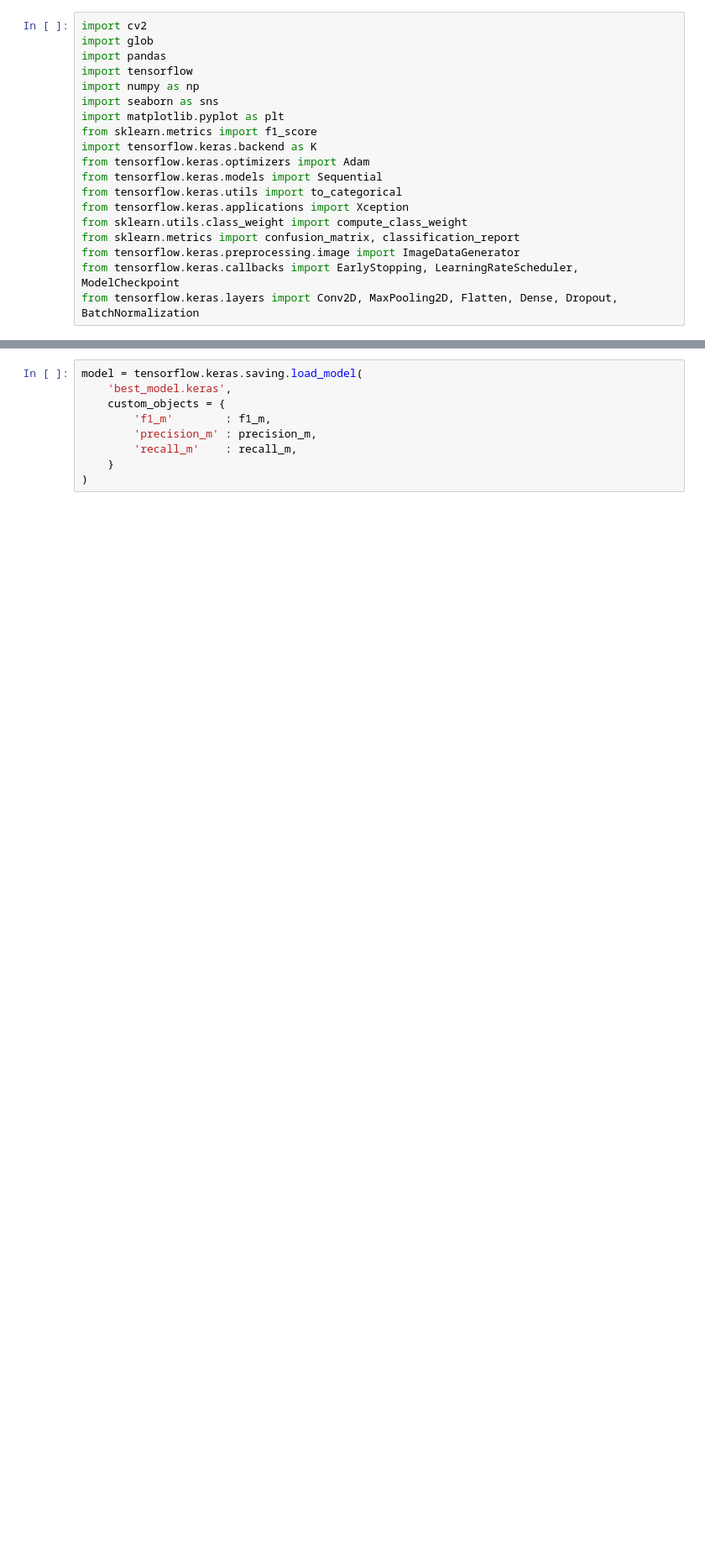
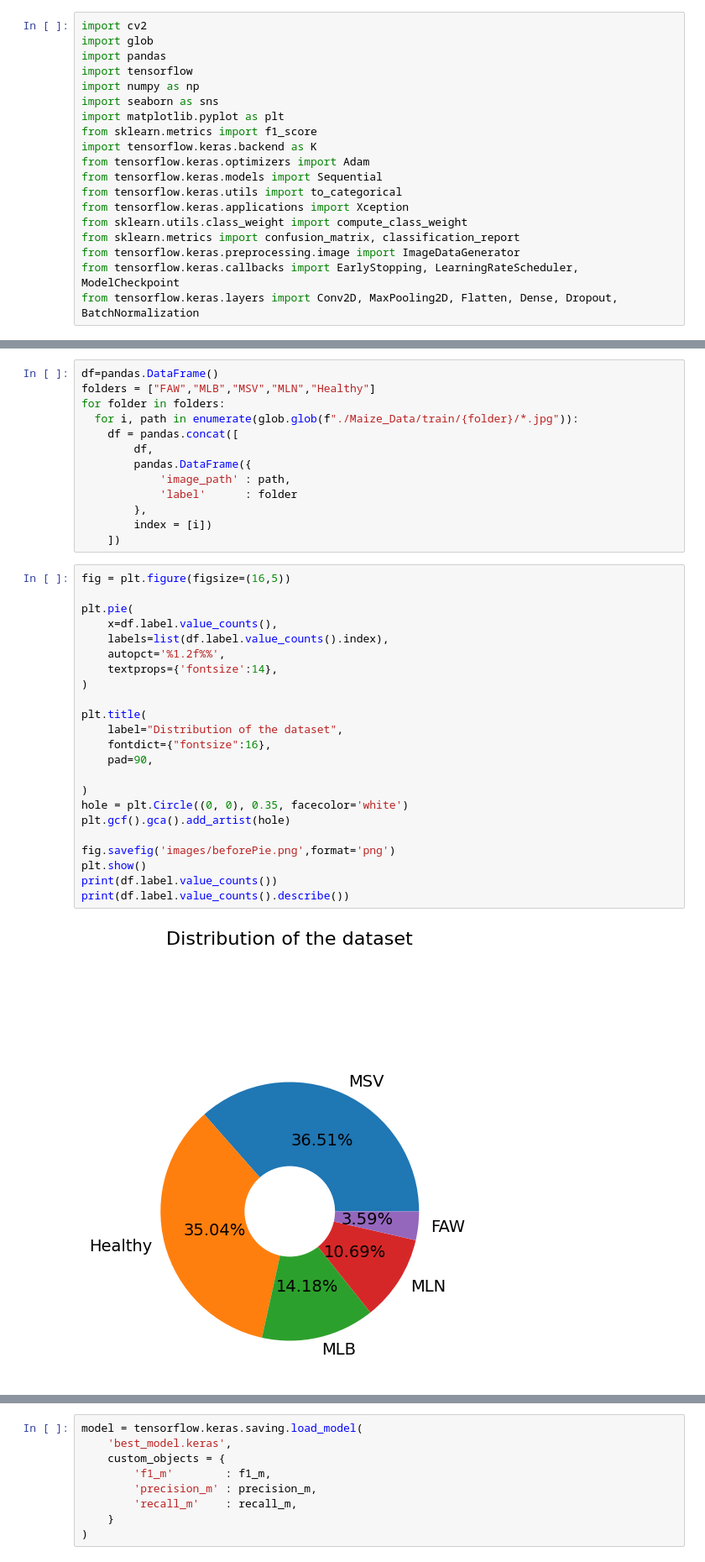
Before and after one commit to shawal-mbalire/18446744073709551616, a Jupyter notebook: Xception.ipynb, the cells around one changed output, grey strips where cells are left out. Shown at 84% size. Saved outputs shown, nothing was run; the diff lists cells and outputs as text; blank space fills up the shorter version.

```diff
--- a/Xception.ipynb
+++ b/Xception.ipynb
@@ -36,0 +151,38 @@ from tensorflow.keras.layers import Conv2D, MaxPooling2D, Flatten, Dense, Dropou
+# %%
+df=pandas.DataFrame()
+folders = ["FAW","MLB","MSV","MLN","Healthy"]
+for folder in folders:
+  for i, path in enumerate(glob.glob(f"./Maize_Data/train/{folder}/*.jpg")):
+    df = pandas.concat([
+        df,
+        pandas.DataFrame({
+            'image_path' : path,
+            'label'      : folder
+        },
+        index = [i])
+    ])
+# %%
+fig = plt.figure(figsize=(16,5))
+
+plt.pie(
+    x=df.label.value_counts(),
+    labels=list(df.label.value_counts().index),
+    autopct='%1.2f%%',
+    textprops={'fontsize':14},
+)
+
+plt.title(
+    label="Distribution of the dataset",
+    fontdict={"fontsize":16},
+    pad=90,
+
+)
+hole = plt.Circle((0, 0), 0.35, facecolor='white')
+plt.gcf().gca().add_artist(hole)
+
+fig.savefig('images/beforePie.png',format='png')
+plt.show()
+print(df.label.value_counts())
+print(df.label.value_counts().describe())
+# %% [output]
+[figure, added]
```
Also changed, not shown: parts of 30 cells of this notebook.
